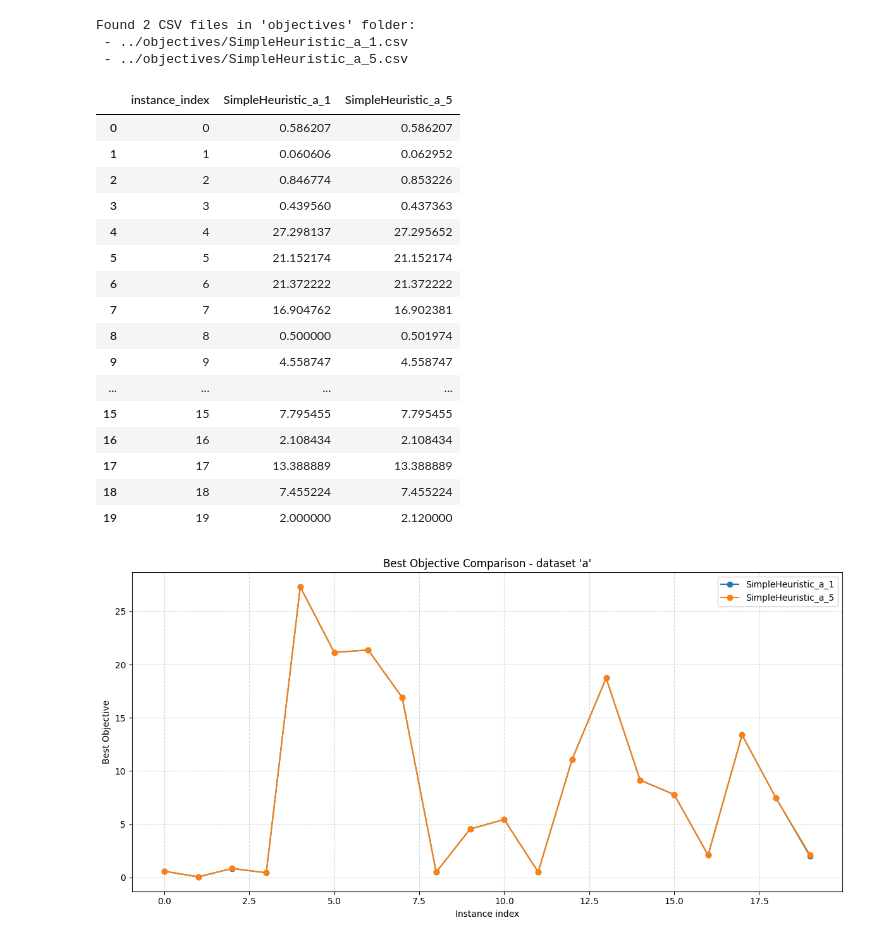
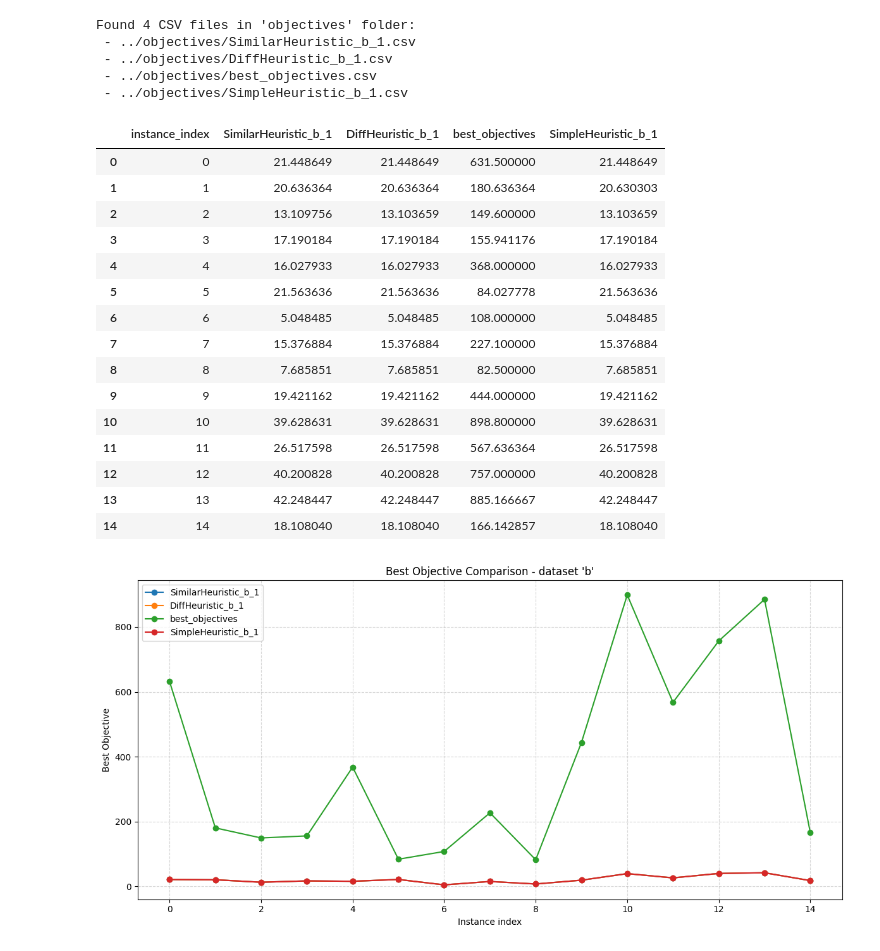
Before and after one commit to tinicius/challenge-sbpo-2025, a Jupyter notebook: src/compare.ipynb, the cells around one changed output. Saved outputs shown, nothing was run; the diff lists cells and outputs as text; code cells hidden in the pictures.

```diff
--- a/src/compare.ipynb
+++ b/src/compare.ipynb
@@ -89,52 +89,53 @@ if __name__ == "__main__":
     parser = argparse.ArgumentParser(
         description="Compare best_objective values across multiple CSV files."
     )
 
     # parser.add_argument(
     #     "csv_files",
     #     nargs="+",
     #     help="Paths to CSV files (must contain 'dataset' and 'best_objective' columns).",
     # )
 
     # parser.add_argument(
     #     "--dataset",
     #     required=True,
     #     help="Dataset name to filter rows by.",
     # )
 
     folder = "../objectives"
     csv_files = [f for f in Path(folder).iterdir() if f.is_file()]
 
     print(f"Found {len(csv_files)} CSV files in 'objectives' folder:")
     for path in csv_files:
         print(f" - {path}")
 
-    dataset = "a"
+    dataset = "b"
 
     # args = parser.parse_args()
     comparison_table = build_objective_comparison_table(csv_files, dataset)
     display(comparison_table)
     plot_best_objectives(comparison_table, dataset)
     # plot_objective_table(comparison_table, dataset)
 # %% [output]
-Found 2 CSV files in 'objectives' folder:
- - ../objectives/SimpleHeuristic_a_1.csv
- - ../objectives/SimpleHeuristic_a_5.csv
+Found 4 CSV files in 'objectives' folder:
+ - ../objectives/SimilarHeuristic_b_1.csv
+ - ../objectives/DiffHeuristic_b_1.csv
+ - ../objectives/best_objectives.csv
+ - ../objectives/SimpleHeuristic_b_1.csv
-|  | instance_index | SimpleHeuristic_a_1 | SimpleHeuristic_a_5 |
-| 0 | 0 | 0.586207 | 0.586207 |
-| 1 | 1 | 0.060606 | 0.062952 |
-| 2 | 2 | 0.846774 | 0.853226 |
-| 3 | 3 | 0.439560 | 0.437363 |
-| 4 | 4 | 27.298137 | 27.295652 |
-| 5 | 5 | 21.152174 | 21.152174 |
-| 6 | 6 | 21.372222 | 21.372222 |
-| 7 | 7 | 16.904762 | 16.902381 |
-| 8 | 8 | 0.500000 | 0.501974 |
-| 9 | 9 | 4.558747 | 4.558747 |
-| ... | ... | ... | ... |
-| 15 | 15 | 7.795455 | 7.795455 |
-| 16 | 16 | 2.108434 | 2.108434 |
-| 17 | 17 | 13.388889 | 13.388889 |
-| 18 | 18 | 7.455224 | 7.455224 |
-| 19 | 19 | 2.000000 | 2.120000 |
+|  | instance_index | SimilarHeuristic_b_1 | DiffHeuristic_b_1 | best_objectives | SimpleHeuristic_b_1 |
+| 0 | 0 | 21.448649 | 21.448649 | 631.500000 | 21.448649 |
+| 1 | 1 | 20.636364 | 20.636364 | 180.636364 | 20.630303 |
+| 2 | 2 | 13.109756 | 13.103659 | 149.600000 | 13.103659 |
+| 3 | 3 | 17.190184 | 17.190184 | 155.941176 | 17.190184 |
+| 4 | 4 | 16.027933 | 16.027933 | 368.000000 | 16.027933 |
+| 5 | 5 | 21.563636 | 21.563636 | 84.027778 | 21.563636 |
+| 6 | 6 | 5.048485 | 5.048485 | 108.000000 | 5.048485 |
+| 7 | 7 | 15.376884 | 15.376884 | 227.100000 | 15.376884 |
+| 8 | 8 | 7.685851 | 7.685851 | 82.500000 | 7.685851 |
+| 9 | 9 | 19.421162 | 19.421162 | 444.000000 | 19.421162 |
+| 10 | 10 | 39.628631 | 39.628631 | 898.800000 | 39.628631 |
+| 11 | 11 | 26.517598 | 26.517598 | 567.636364 | 26.517598 |
+| 12 | 12 | 40.200828 | 40.200828 | 757.000000 | 40.200828 |
+| 13 | 13 | 42.248447 | 42.248447 | 885.166667 | 42.248447 |
+| 14 | 14 | 18.108040 | 18.108040 | 166.142857 | 18.108040 |
-[figure, old version]
+[figure, new version]
```
Also changed, not shown: 16 other files.
